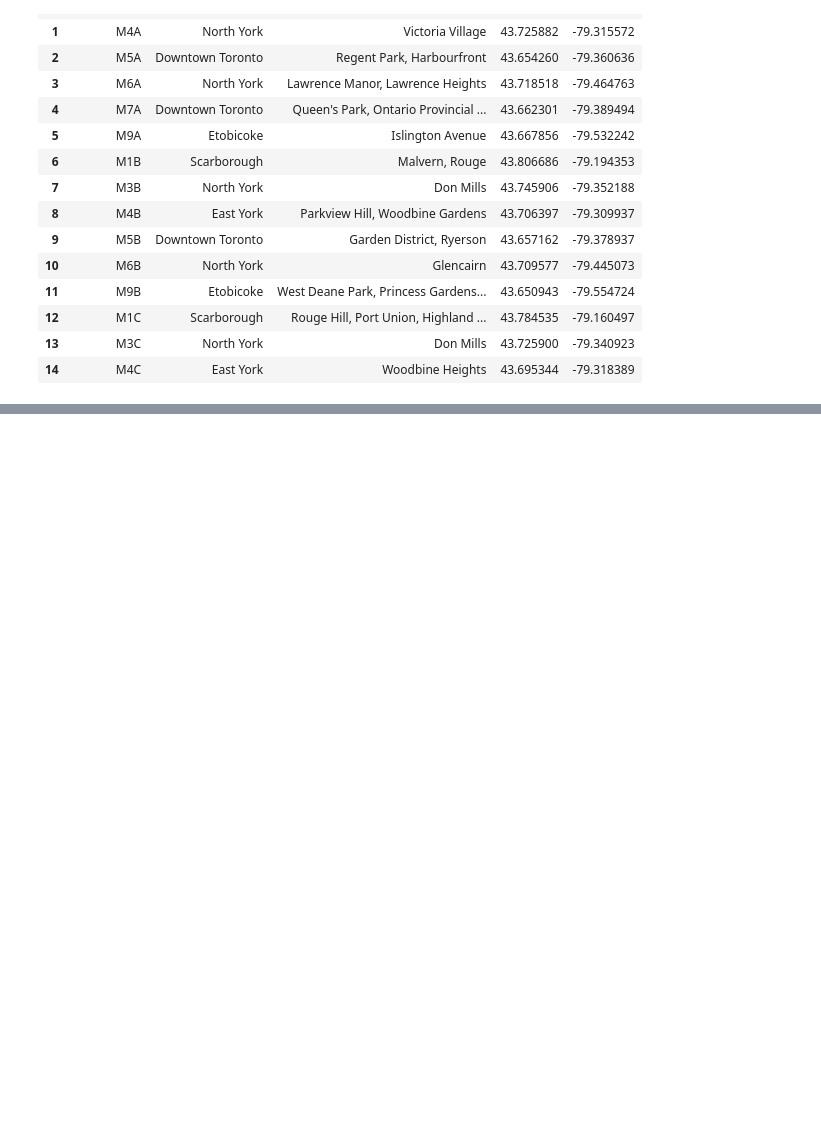
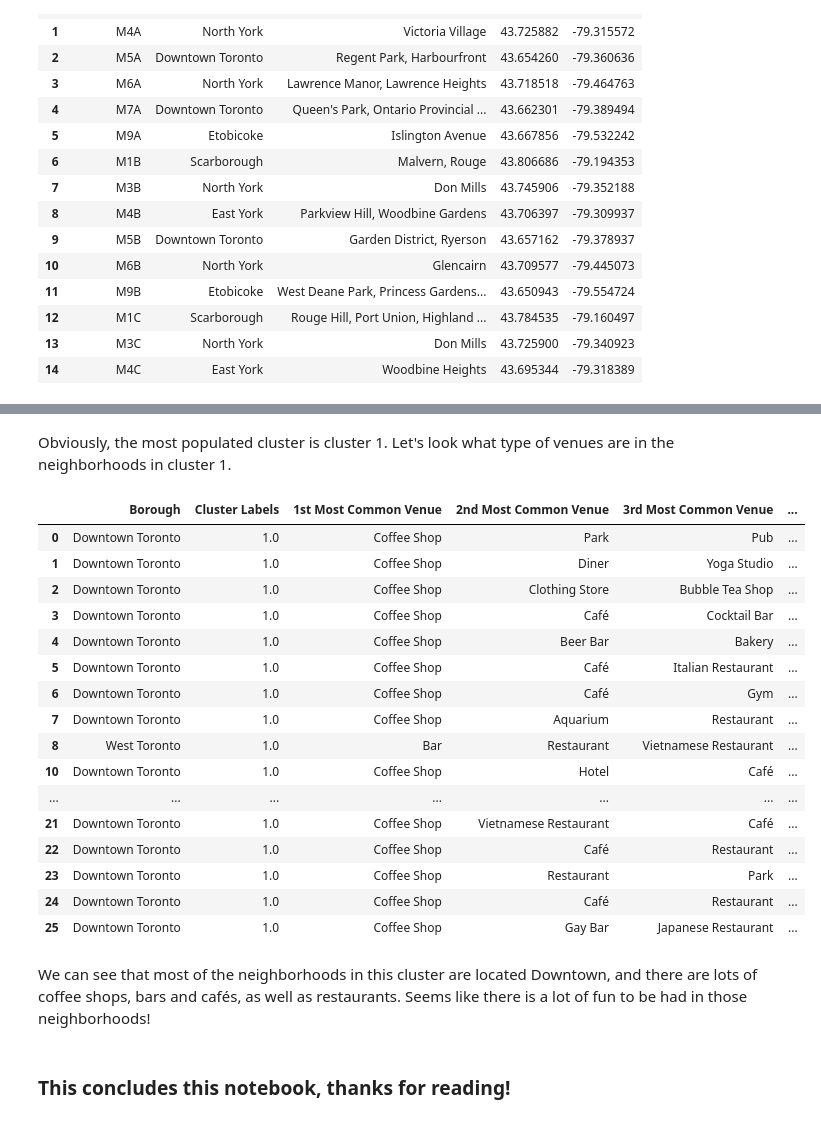
Before and after one commit to tdezwart/IBM-applied-data-science-capstone, a Jupyter notebook: week-3-assignment.ipynb, the cells around one changed output, grey strips where cells are left out. Saved outputs shown, nothing was run; the diff lists cells and outputs as text; code cells hidden in the pictures; blank space fills up the shorter version.

```diff
--- a/week-3-assignment.ipynb
+++ b/week-3-assignment.ipynb
@@ -166,0 +424,13 @@ toronto_data.head(15)
+# %%
+toronto_onehot = pd.get_dummies(toronto_venues[['Venue Category']], prefix="", prefix_sep="")
+
+# Add the neighborhood column back to dataframe
+toronto_onehot['Neighborhood'] = toronto_venues['Neighborhood']
+
+# Move the neighborhood column to the first column
+fixed_columns = [toronto_onehot.columns[-1]] + list(toronto_onehot.columns[:-1])
+toronto_onehot = toronto_onehot[fixed_columns]
+
+# Check the mean occurence to see which venue category has the biggest frequency per neighborhood
+toronto_grouped = toronto_onehot.groupby('Neighborhood').mean().reset_index()
+toronto_grouped.head(10)
@@ -166,0 +489,10 @@ toronto_data.head(15)
+# %%
+# Amount of clusters
+n_clusters = 5
+
+toronto_grouped_clustering = toronto_grouped.drop('Neighborhood', axis=1)
+
+# K-means clustering
+kmeans = KMeans(n_clusters=n_clusters, random_state=10).fit(toronto_grouped_clustering)
+
+print(kmeans.labels_)
@@ -166,0 +503,12 @@ toronto_data.head(15)
+# %%
+# Insert the cluster labels
+neighborhoods_venues_sorted.insert(0, 'Cluster Labels', kmeans.labels_)
+
+# Merge the dataframe with the toronto_boroughs dataframe
+toronto_merged = toronto_boroughs
+toronto_merged = toronto_merged.join(neighborhoods_venues_sorted.set_index('Neighborhood'), on='Neighborhood')
+
+# Drop the NaN values (since only neighborhoods with > 20 venues were analysed, not every neighborhood has a label)
+toronto_merged.dropna(axis=0, inplace=True)
+toronto_merged.reset_index(drop=True, inplace=True)
+toronto_merged.head()
@@ -166,0 +549,26 @@ toronto_data.head(15)
+# %% [markdown]
+Obviously, the most populated cluster is cluster 1. Let's look what type of venues are in the neighborhoods in cluster 1.
+# %%
+toronto_merged.loc[toronto_merged['Cluster Labels'] == 1, toronto_merged.columns[[1] + list(range(5, toronto_merged.shape[1]))]]
+# %% [output]
+|  | Borough | Cluster Labels | 1st Most Common Venue | 2nd Most Common Venue | 3rd Most Common Venue | ... |
+| 0 | Downtown Toronto | 1.0 | Coffee Shop | Park | Pub | ... |
+| 1 | Downtown Toronto | 1.0 | Coffee Shop | Diner | Yoga Studio | ... |
+| 2 | Downtown Toronto | 1.0 | Coffee Shop | Clothing Store | Bubble Tea Shop | ... |
+| 3 | Downtown Toronto | 1.0 | Coffee Shop | Café | Cocktail Bar | ... |
+| 4 | Downtown Toronto | 1.0 | Coffee Shop | Beer Bar | Bakery | ... |
+| 5 | Downtown Toronto | 1.0 | Coffee Shop | Café | Italian Restaurant | ... |
+| 6 | Downtown Toronto | 1.0 | Coffee Shop | Café | Gym | ... |
+| 7 | Downtown Toronto | 1.0 | Coffee Shop | Aquarium | Restaurant | ... |
+| 8 | West Toronto | 1.0 | Bar | Restaurant | Vietnamese Restaurant | ... |
+| 10 | Downtown Toronto | 1.0 | Coffee Shop | Hotel | Café | ... |
+| ... | ... | ... | ... | ... | ... | ... |
+| 21 | Downtown Toronto | 1.0 | Coffee Shop | Vietnamese Restaurant | Café | ... |
+| 22 | Downtown Toronto | 1.0 | Coffee Shop | Café | Restaurant | ... |
+| 23 | Downtown Toronto | 1.0 | Coffee Shop | Restaurant | Park | ... |
+| 24 | Downtown Toronto | 1.0 | Coffee Shop | Café | Restaurant | ... |
+| 25 | Downtown Toronto | 1.0 | Coffee Shop | Gay Bar | Japanese Restaurant | ... |
+# %% [markdown]
+We can see that most of the neighborhoods in this cluster are located Downtown, and there are lots of coffee shops, bars and cafés, as well as restaurants. Seems like there is a lot of fun to be had in those neighborhoods!
+# %% [markdown]
+### This concludes this notebook, thanks for reading!
```
Also changed, not shown: parts of 36 cells of this notebook.
